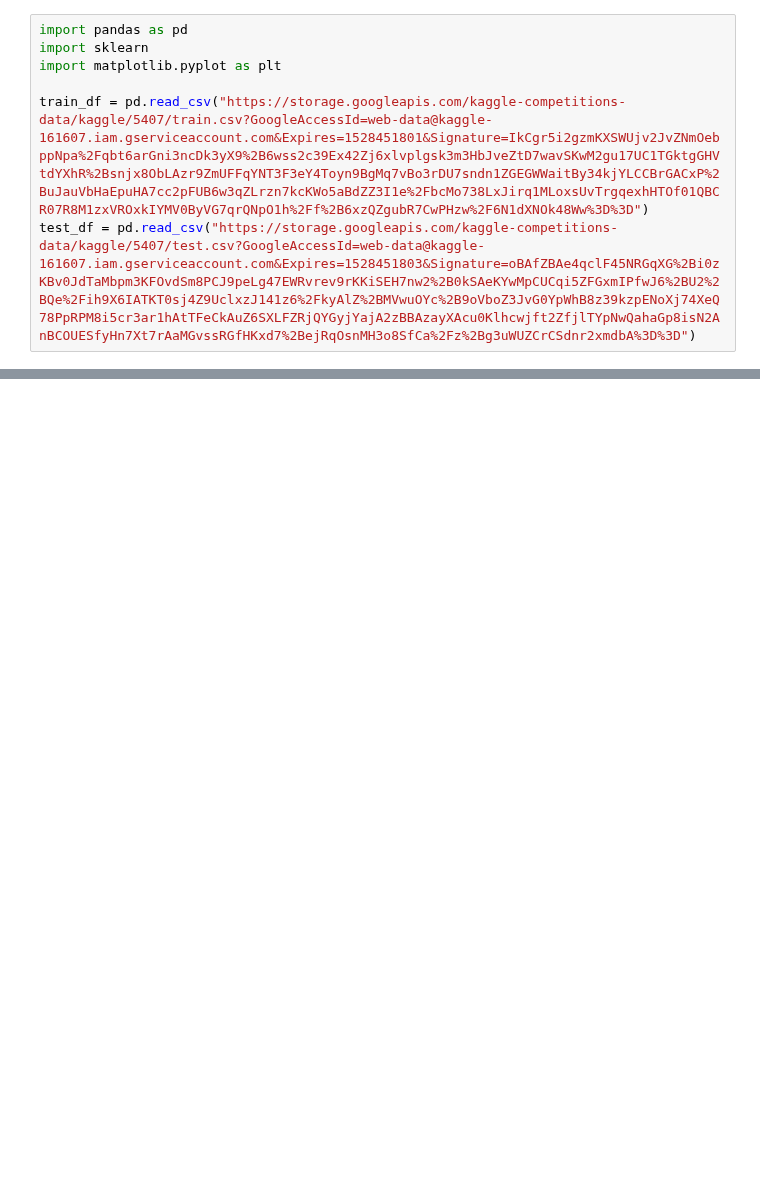
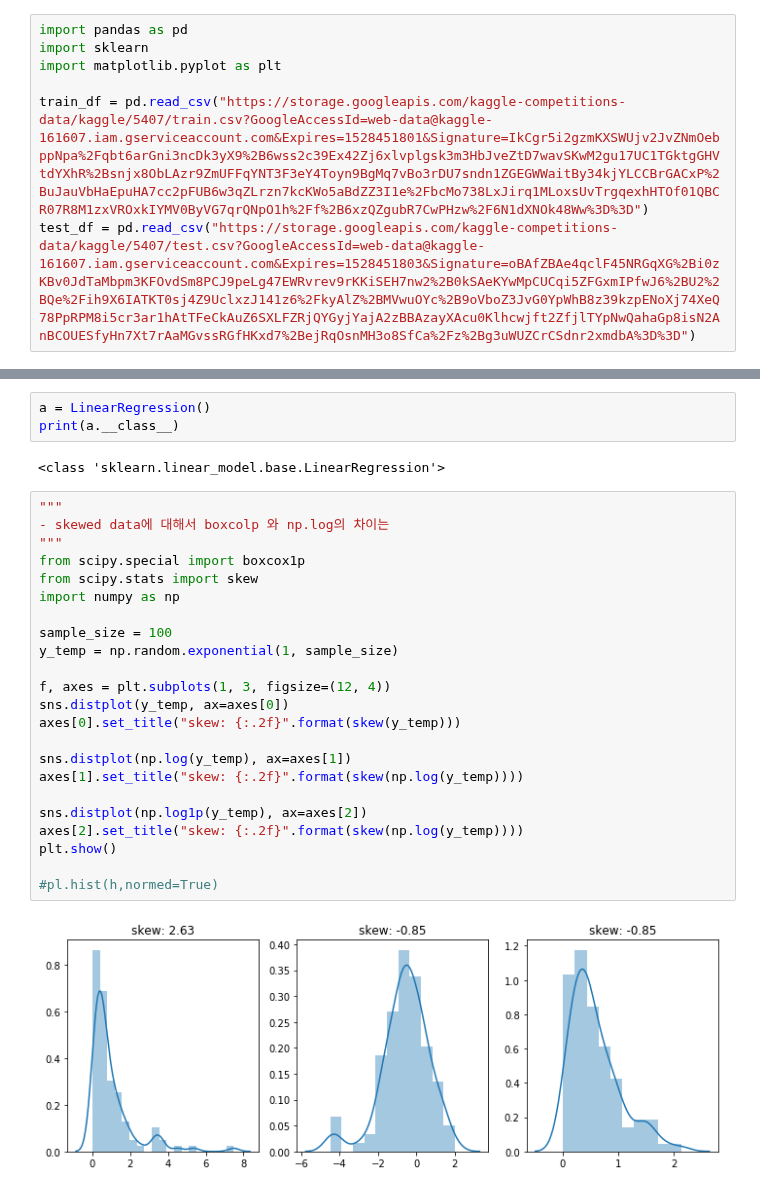
Before and after one commit to frhyme/frhyme.github.io, a Jupyter notebook: _posts/personal_ipynb/180601-kaggle-house-price.ipynb, the cells around one changed output, grey strips where cells are left out. Saved outputs shown, nothing was run; the diff lists cells and outputs as text; blank space fills up the shorter version.

```diff
--- a/_posts/personal_ipynb/180601-kaggle-house-price.ipynb
+++ b/_posts/personal_ipynb/180601-kaggle-house-price.ipynb
@@ -334,0 +322,30 @@ pd.concat()
+# %%
+a = LinearRegression()
+print(a.__class__)
+# %% [output]
+<class 'sklearn.linear_model.base.LinearRegression'>
+# %%
+"""
+- skewed data에 대해서 boxcolp 와 np.log의 차이는
+"""
+from scipy.special import boxcox1p
+from scipy.stats import skew
+import numpy as np
+
+sample_size = 100
+y_temp = np.random.exponential(1, sample_size)
+
+f, axes = plt.subplots(1, 3, figsize=(12, 4))
+sns.distplot(y_temp, ax=axes[0])
+axes[0].set_title("skew: {:.2f}".format(skew(y_temp)))
+
+sns.distplot(np.log(y_temp), ax=axes[1])
+axes[1].set_title("skew: {:.2f}".format(skew(np.log(y_temp))))
+
+sns.distplot(np.log1p(y_temp), ax=axes[2])
+axes[2].set_title("skew: {:.2f}".format(skew(np.log(y_temp))))
+plt.show()
+
+#pl.hist(h,normed=True)
+# %% [output]
+[figure, added]
```
Also changed, not shown: parts of 31 cells of this notebook, 7 other files.
